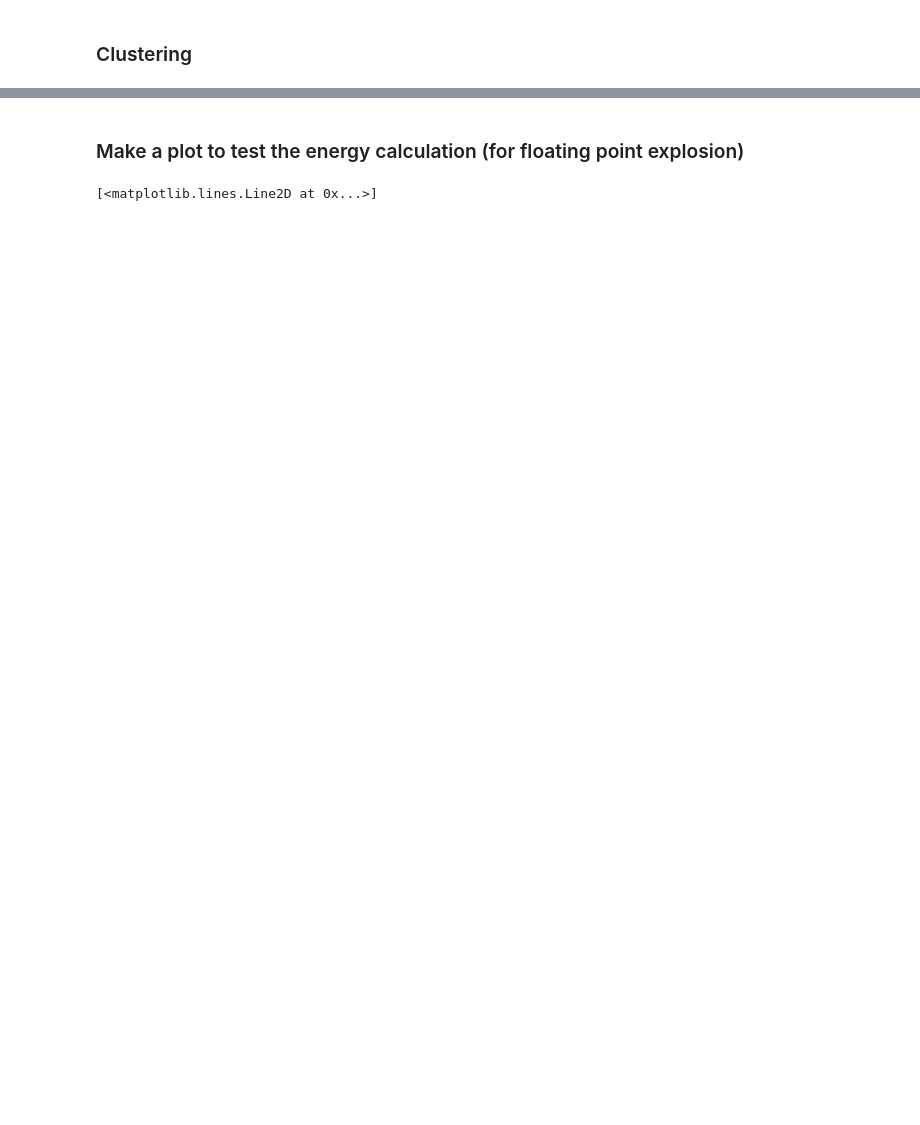
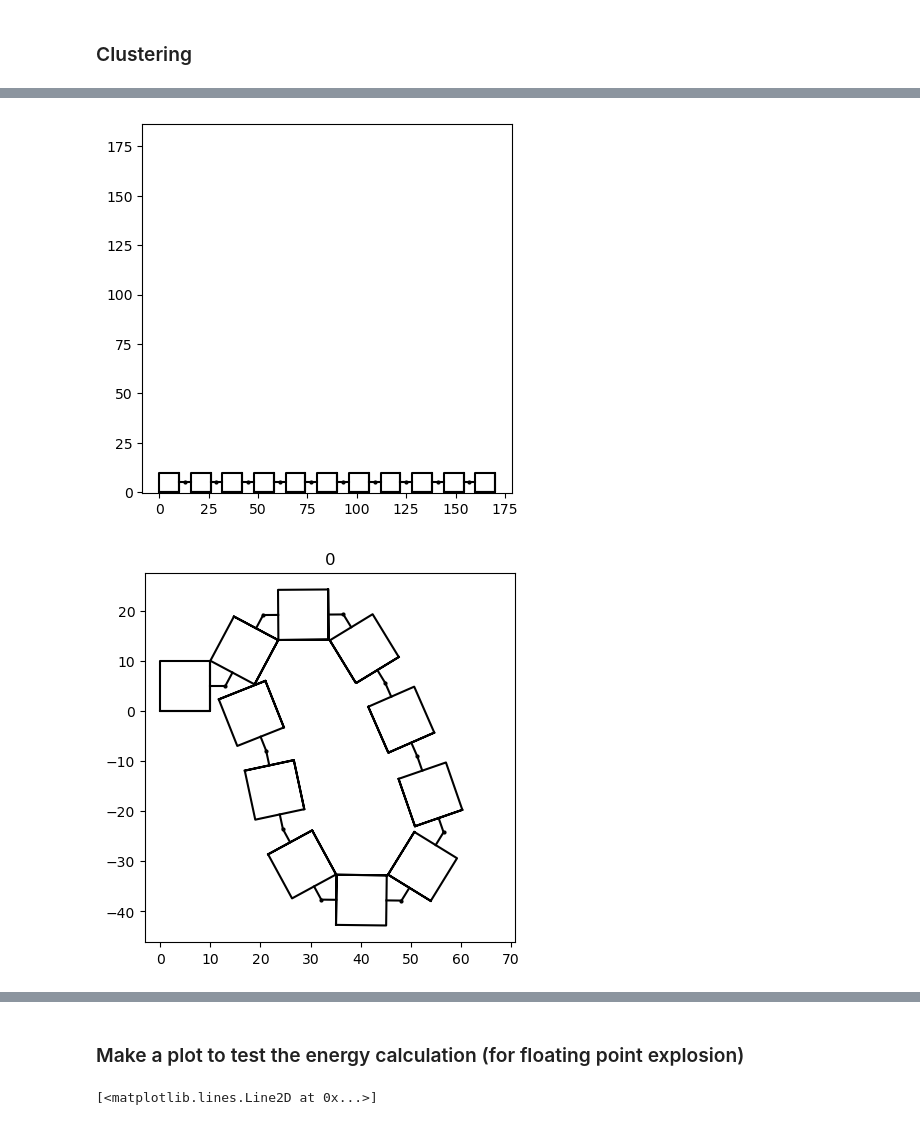
Before and after one commit to dymc9548/Magnetic-actuator-simulation, a Jupyter notebook: initial_Visualization.ipynb, the cells around one changed output, grey strips where cells are left out. Cells and saved outputs as stored; diff of their text form; code cells hidden in the pictures; blank space fills up the shorter version.

```diff
--- a/initial_Visualization.ipynb
+++ b/initial_Visualization.ipynb
@@ -139,0 +154,6 @@ clusternumber = vis.cluster_num(final_hinges,cluster_max,states, Plot = True)
+# %%
+hinges=[0,1,2,3,4,5,6,7,8,9]
+vis.show_probable_structures(hinges, shapes, clustercenters)
+# %% [output]
+[figure, added]
+[figure, added]
```
Also changed, not shown: parts of 9 cells of this notebook, 3 other files.
